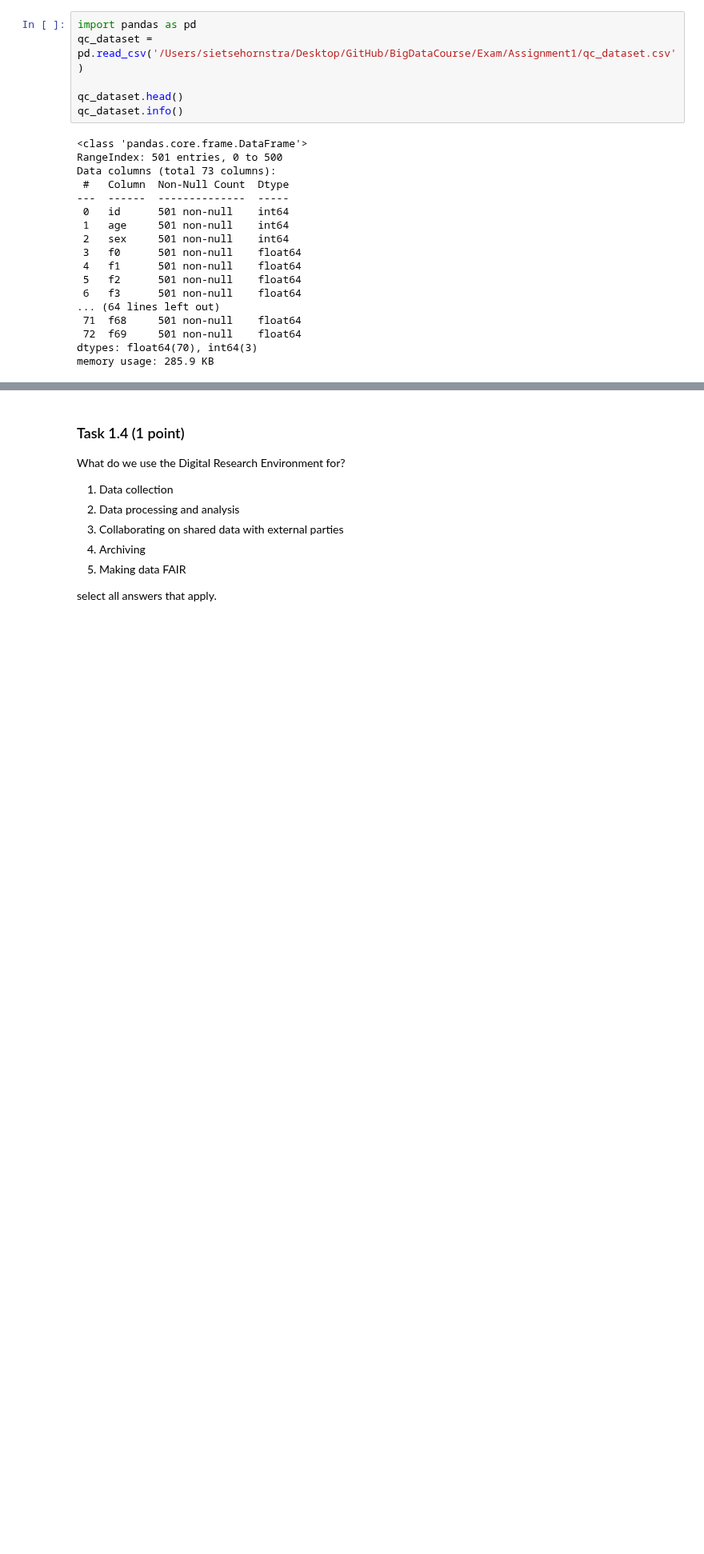
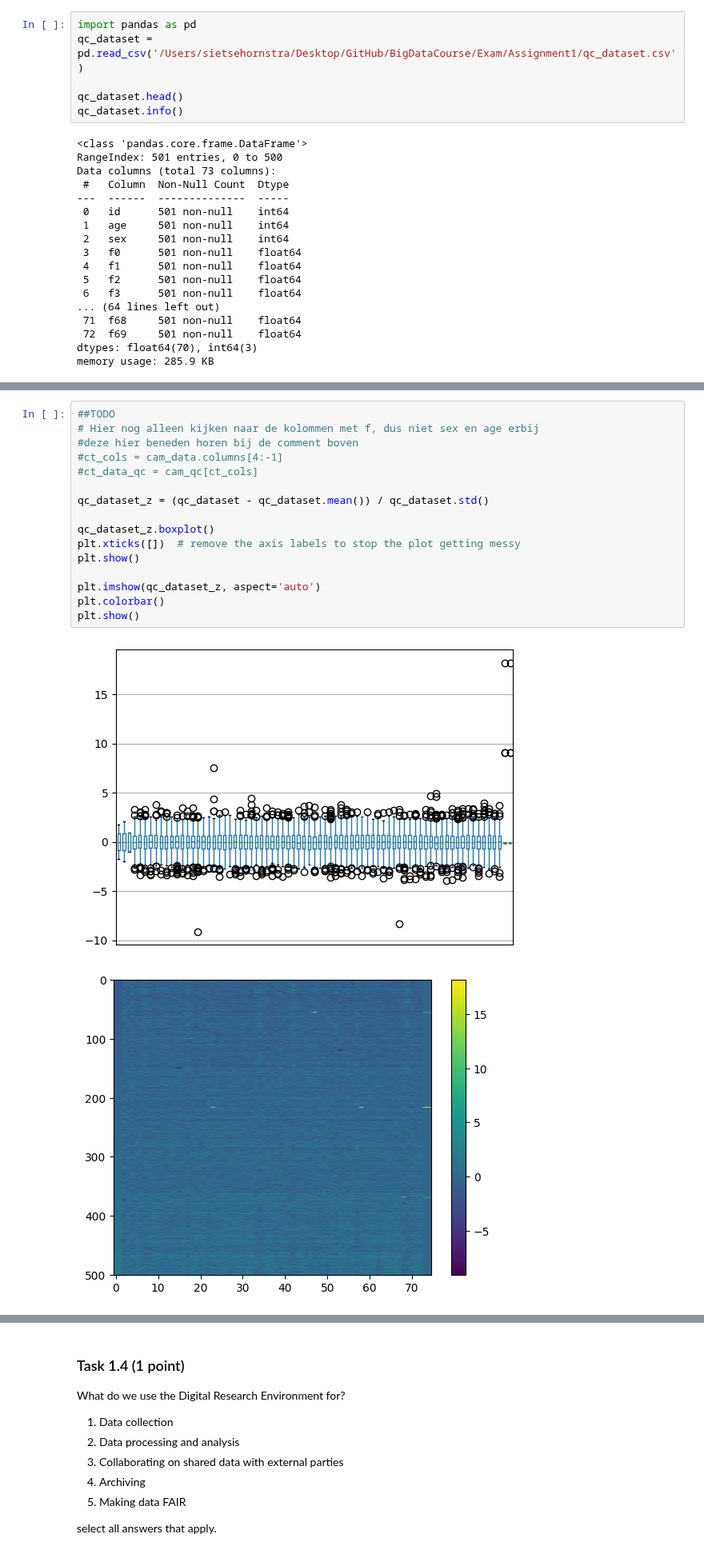
Before and after one commit to SietseHornstra/BigDataCourse, a Jupyter notebook: Exam/Assignment1/Assignment1.ipynb, the cells around one changed output, grey strips where cells are left out. Shown at 80% size. Drawn from its saved outputs; the diff is of its cells as text; blank space fills up the shorter version.

Commit message:
Part 3 bizzy
Alleen nog part 3 even afmaken en dan nog part 2 beantwoorden. Dan alles even finetunen en controleren. Dan KLAAR

```diff
--- a/Exam/Assignment1/Assignment1.ipynb
+++ b/Exam/Assignment1/Assignment1.ipynb
@@ -145,0 +157,19 @@ qc_dataset[['id','n_missing']].sort_values('n_missing', ascending=False).head()
+# %%
+##TODO
+# Hier nog alleen kijken naar de kolommen met f, dus niet sex en age erbij
+#deze hier beneden horen bij de comment boven
+#ct_cols = cam_data.columns[4:-1]
+#ct_data_qc = cam_qc[ct_cols]
+
+qc_dataset_z = (qc_dataset - qc_dataset.mean()) / qc_dataset.std()
+
+qc_dataset_z.boxplot()
+plt.xticks([])  # remove the axis labels to stop the plot getting messy
+plt.show()
+
+plt.imshow(qc_dataset_z, aspect='auto')
+plt.colorbar()
+plt.show()
+# %% [output]
+[figure, added]
+[figure, added]
```
Also changed, not shown: parts of 17 cells of this notebook, 1 other file.
